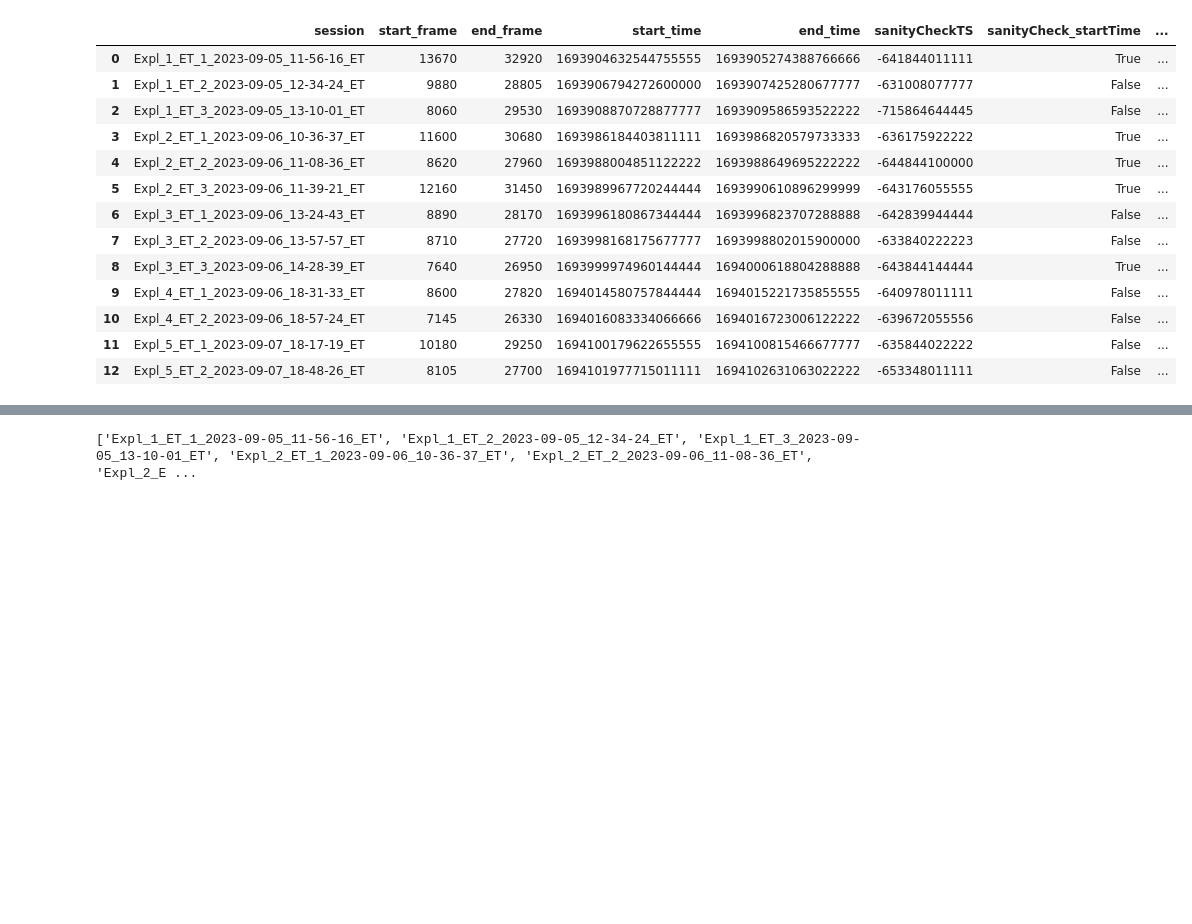
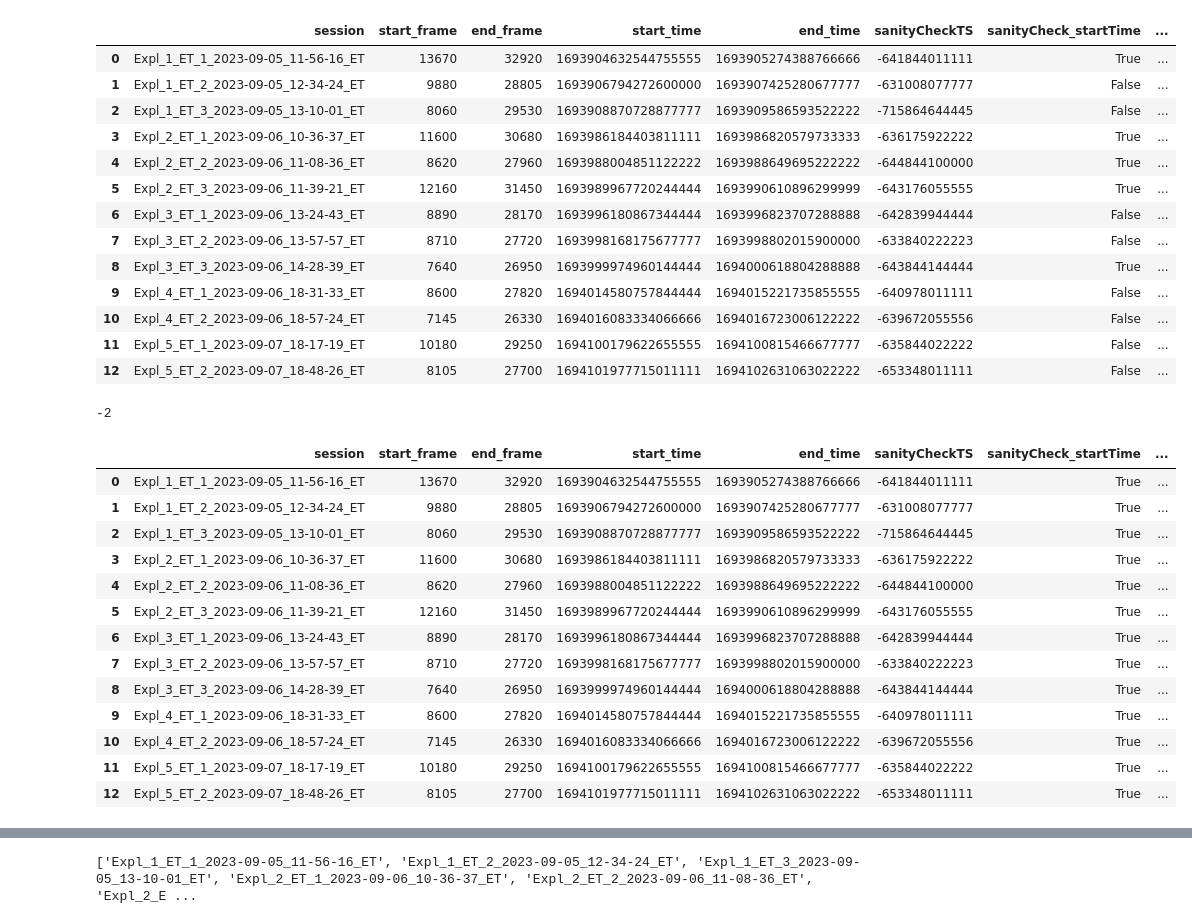
Before and after one commit to JasminLWalter/VR-EyeTracking-GraphTheory, a Jupyter notebook: Cyprus_project/checkNewSlicing.ipynb, the cells around one changed output, grey strips where cells are left out. Drawn from its saved outputs; the diff is of its cells as text; code cells hidden in the pictures; blank space fills up the shorter version.

Commit message:
added additional analysis to check Ls slicing list

```diff
--- a/Cyprus_project/checkNewSlicing.ipynb
+++ b/Cyprus_project/checkNewSlicing.ipynb
@@ -61,0 +72,3 @@ slicingListP.head()
+# %%
+slicingNew2 = pd.read_csv(os.path.join(slicingpath, "overview_ET_slicing_w_ts.csv"))
+slicingNew2.head()
@@ -92,3 +122,36 @@ slicingListP.head(13)
 | 10 | Expl_4_ET_2_2023-09-06_18-57-24_ET | 7145 | 26330 | 1694016083334066666 | 1694016723006122222 | -639672055556 | False | ... |
 | 11 | Expl_5_ET_1_2023-09-07_18-17-19_ET | 10180 | 29250 | 1694100179622655555 | 1694100815466677777 | -635844022222 | False | ... |
 | 12 | Expl_5_ET_2_2023-09-07_18-48-26_ET | 8105 | 27700 | 1694101977715011111 | 1694102631063022222 | -653348011111 | False | ... |
+# %%
+slicingListP["sanityCheckTS"] = slicingListP["start_time"] - slicingListP["end_time"]
+
+# sanity check the start time slicing timestamps - in general, the old/P ts must be smaller than the new one (since the new one must start later)
+# or equally ts (old and new)
+slicingListP["sanityCheck_startTime"] = slicingListP["start_time"] <= slicingNew2["fixation_adjusted_start_ns"]
+slicingListP["difference_startTime (s)"] = (slicingListP["start_time"] - slicingNew2["fixation_adjusted_start_ns"])/1e9
+
+
+# sanity check the end time slicing timestamps - in general, the new ts must be smaller than the old/P one (since the old one must end later)
+# or equally ts (old and new)
+slicingListP["sanityCheck_endTime"] =  slicingNew2["fixation_adjusted_end_ns"] <= slicingListP["end_time"]
+slicingListP["difference_endTime (s)"] =  (slicingNew2["fixation_adjusted_end_ns"] - slicingListP["end_time"])/1e9
+
+
+print(11-13)
+slicingListP.head(13)
+# %% [output]
+-2
+|  | session | start_frame | end_frame | start_time | end_time | sanityCheckTS | sanityCheck_startTime | ... |
+| 0 | Expl_1_ET_1_2023-09-05_11-56-16_ET | 13670 | 32920 | 1693904632544755555 | 1693905274388766666 | -641844011111 | True | ... |
+| 1 | Expl_1_ET_2_2023-09-05_12-34-24_ET | 9880 | 28805 | 1693906794272600000 | 1693907425280677777 | -631008077777 | True | ... |
+| 2 | Expl_1_ET_3_2023-09-05_13-10-01_ET | 8060 | 29530 | 1693908870728877777 | 1693909586593522222 | -715864644445 | True | ... |
+| 3 | Expl_2_ET_1_2023-09-06_10-36-37_ET | 11600 | 30680 | 1693986184403811111 | 1693986820579733333 | -636175922222 | True | ... |
+| 4 | Expl_2_ET_2_2023-09-06_11-08-36_ET | 8620 | 27960 | 1693988004851122222 | 1693988649695222222 | -644844100000 | True | ... |
+| 5 | Expl_2_ET_3_2023-09-06_11-39-21_ET | 12160 | 31450 | 1693989967720244444 | 1693990610896299999 | -643176055555 | True | ... |
+| 6 | Expl_3_ET_1_2023-09-06_13-24-43_ET | 8890 | 28170 | 1693996180867344444 | 1693996823707288888 | -642839944444 | True | ... |
+| 7 | Expl_3_ET_2_2023-09-06_13-57-57_ET | 8710 | 27720 | 1693998168175677777 | 1693998802015900000 | -633840222223 | True | ... |
+| 8 | Expl_3_ET_3_2023-09-06_14-28-39_ET | 7640 | 26950 | 1693999974960144444 | 1694000618804288888 | -643844144444 | True | ... |
+| 9 | Expl_4_ET_1_2023-09-06_18-31-33_ET | 8600 | 27820 | 1694014580757844444 | 1694015221735855555 | -640978011111 | True | ... |
+| 10 | Expl_4_ET_2_2023-09-06_18-57-24_ET | 7145 | 26330 | 1694016083334066666 | 1694016723006122222 | -639672055556 | True | ... |
+| 11 | Expl_5_ET_1_2023-09-07_18-17-19_ET | 10180 | 29250 | 1694100179622655555 | 1694100815466677777 | -635844022222 | True | ... |
+| 12 | Expl_5_ET_2_2023-09-07_18-48-26_ET | 8105 | 27700 | 1694101977715011111 | 1694102631063022222 | -653348011111 | True | ... |
```
Also changed, not shown: parts of 7 cells of this notebook.
